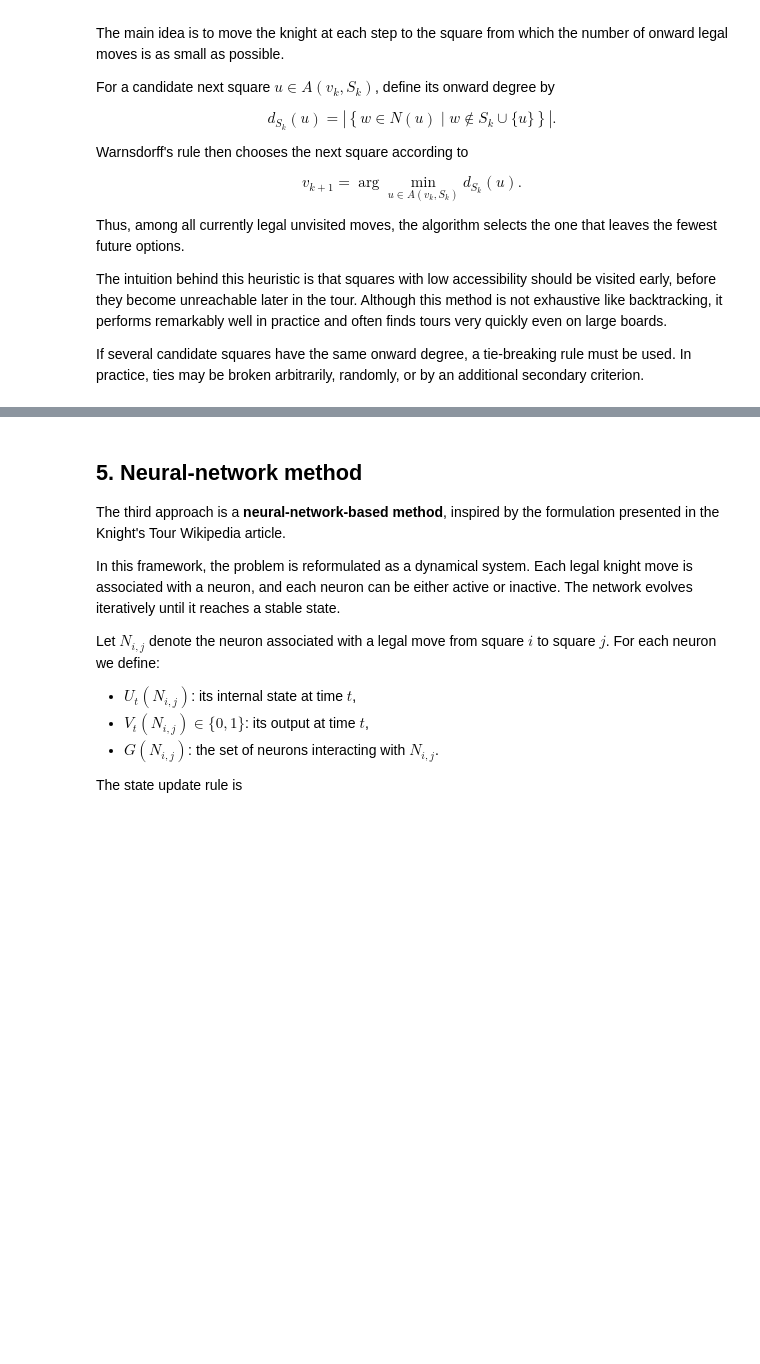
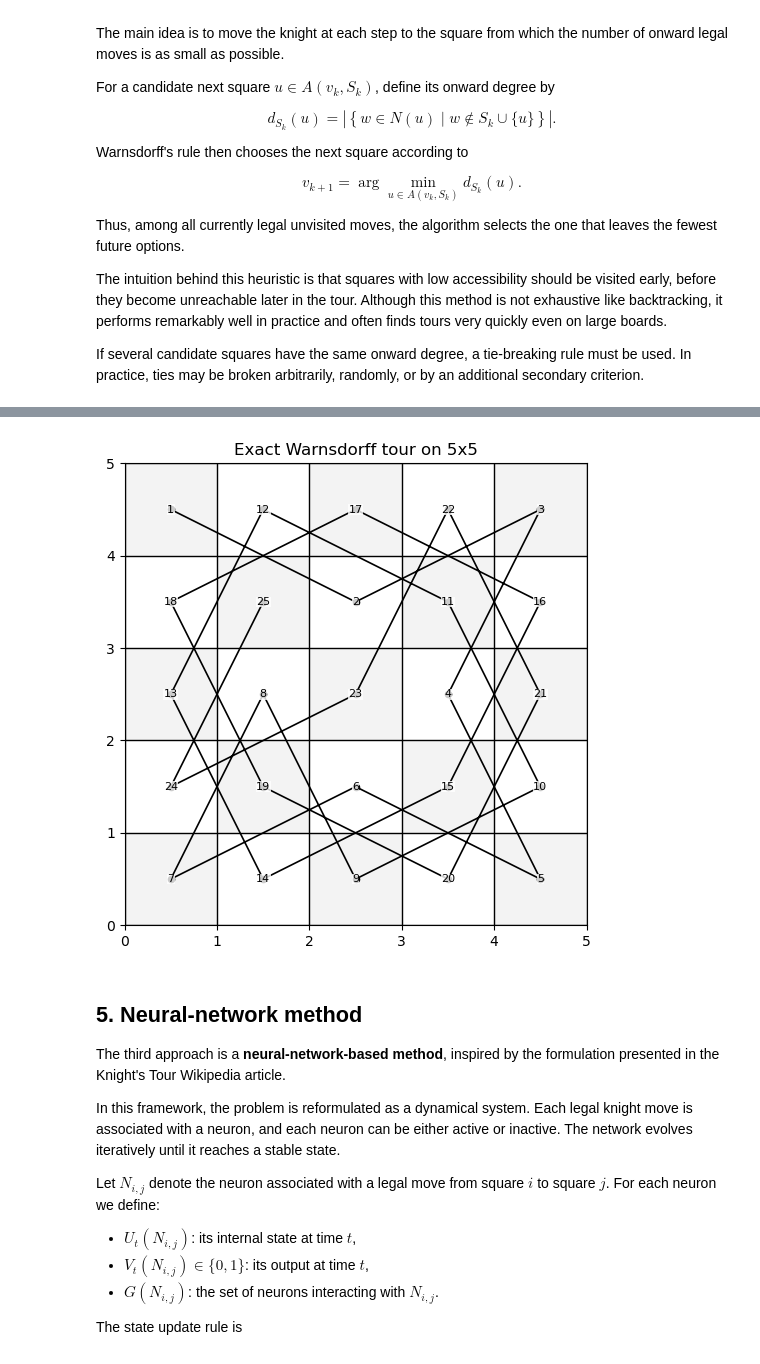
Before and after one commit to Trogkton/Math-Project, a Jupyter notebook: knights_tour.ipynb, the cells around one changed output, grey strips where cells are left out. Cells and saved outputs as stored; diff of their text form; code cells hidden in the pictures; blank space fills up the shorter version.

```diff
--- a/knights_tour.ipynb
+++ b/knights_tour.ipynb
@@ -545,3 +522,11 @@ False 0.0016510409768670797
+# %%
+wd_result = warnsdorff_knights_tour(5, start=(0, 0), closed=False)
+
+if wd_result["success"]:
+    plot_tour(wd_result["tour"], 5, title="Exact Warnsdorff tour on 5x5")
+    plt.show()
+# %% [output]
+[figure, added]
 # %% [markdown]
 ## 5. Neural-network method
 
```
Also changed, not shown: parts of 3 cells of this notebook.
